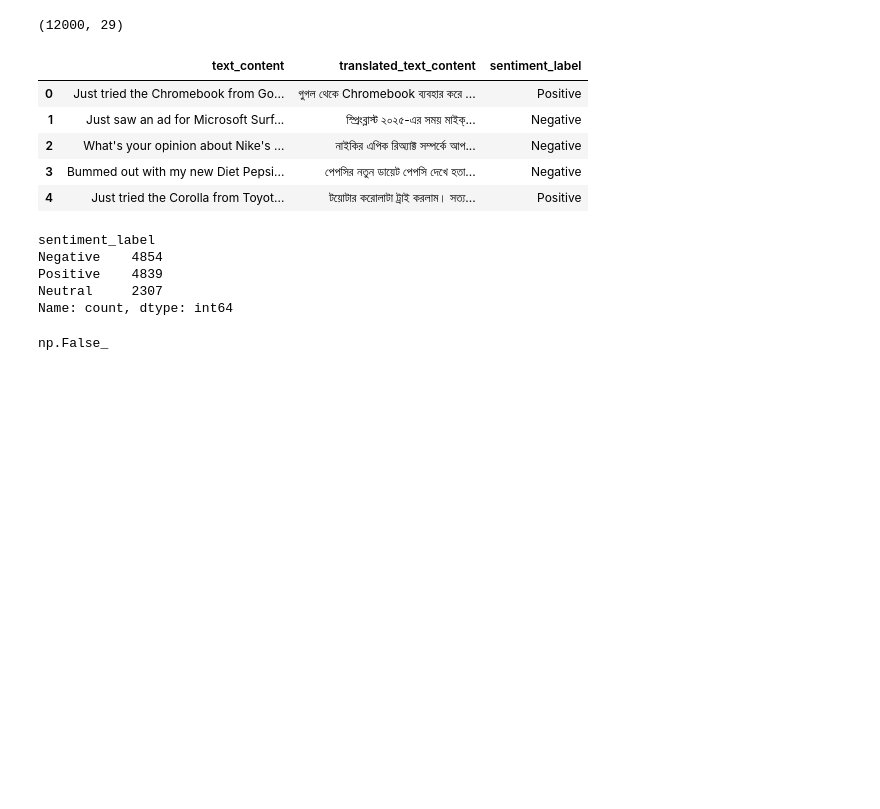
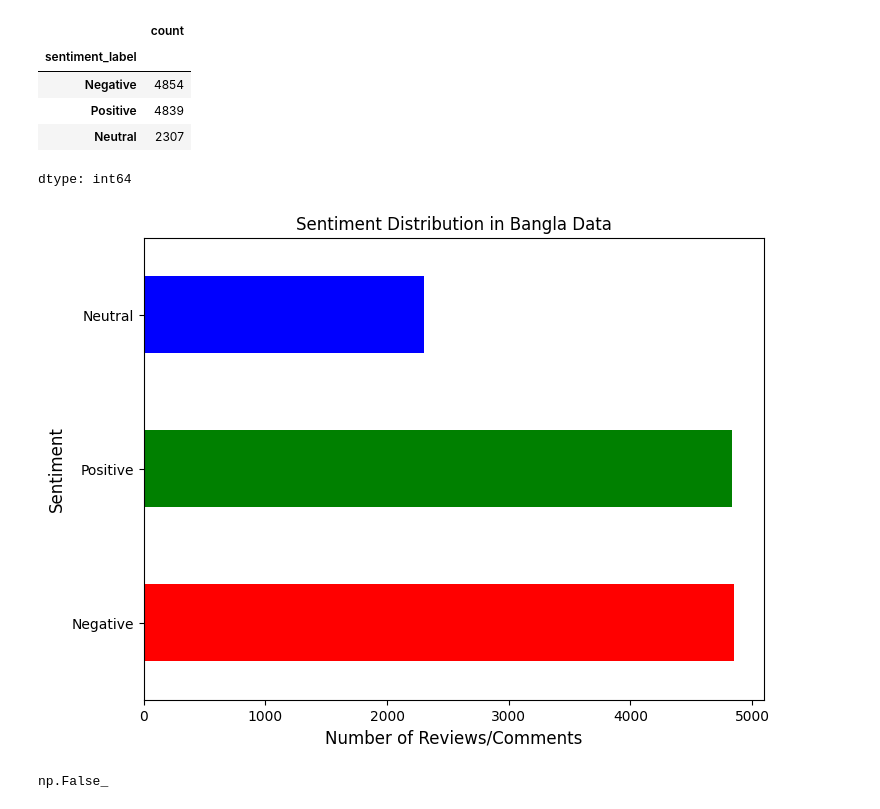
Before and after one commit to AhmedNihat/social-media-sentiment-analysis, a Jupyter notebook: Models/dl_models/BiLSTM_on_BanglaSentiment.ipynb, the cells around one changed output. Saved outputs shown, nothing was run; the diff lists cells and outputs as text; code cells hidden in the pictures; blank space fills up the shorter version.

```diff
--- a/Models/dl_models/BiLSTM_on_BanglaSentiment.ipynb
+++ b/Models/dl_models/BiLSTM_on_BanglaSentiment.ipynb
@@ -59,27 +21,24 @@ df.head()
-# %%
-df.shape
-# %% [output]
-(12000, 29)
 # %%
 selected_columns = ['text_content', 'translated_text_content', 'sentiment_label']
 df = df[selected_columns]
-# %%
-df.head()
-# %% [output]
-|  | text_content | translated_text_content | sentiment_label |
-| 0 | Just tried the Chromebook from Go... | গুগল থেকে Chromebook ব্যবহার করে ... | Positive |
-| 1 | Just saw an ad for Microsoft Surf... | স্প্রিংব্লাস্ট ২০২৫-এর সময় মাইক্... | Negative |
-| 2 | What's your opinion about Nike's ... | নাইকির এপিক রিঅ্যাক্ট সম্পর্কে আপ... | Negative |
-| 3 | Bummed out with my new Diet Pepsi... | পেপসির নতুন ডায়েট পেপসি দেখে হতা... | Negative |
-| 4 | Just tried the Corolla from Toyot... | টয়োটার করোলাটা ট্রাই করলাম। সত্য... | Positive |
 # %%
-print(df['sentiment_label'].value_counts())
+df['sentiment_label'].value_counts()
 # %% [output]
+|  | count |
+| sentiment_label |  |
+| Negative | 4854 |
+| Positive | 4839 |
+| Neutral | 2307 |
-sentiment_label
-Negative    4854
-Positive    4839
-Neutral     2307
-Name: count, dtype: int64
+dtype: int64
+# %%
+plt.figure(figsize=(8, 6))
+df['sentiment_label'].value_counts().plot(kind='barh', color=['red', 'green', 'blue'])
+plt.title('Sentiment Distribution in Bangla Data')
+plt.xlabel('Number of Reviews/Comments',fontsize=12)
+plt.ylabel('Sentiment',fontsize=12)
+plt.show()
+# %% [output]
+[figure, added]
 # %%
 df.isnull().values.any()
 # %% [output]
```
Also changed, not shown: parts of 28 cells of this notebook.
